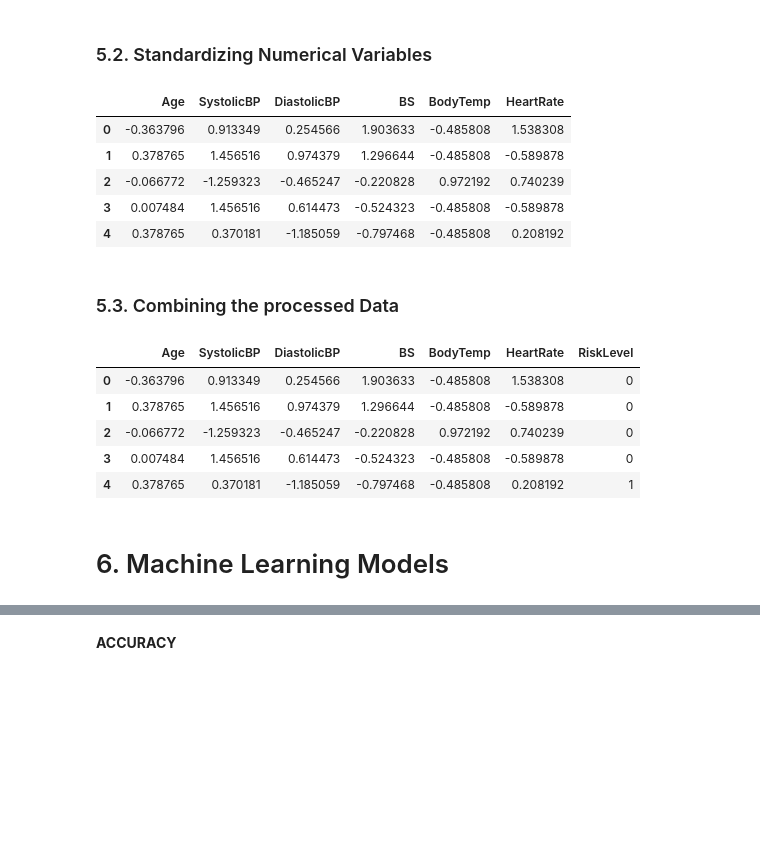
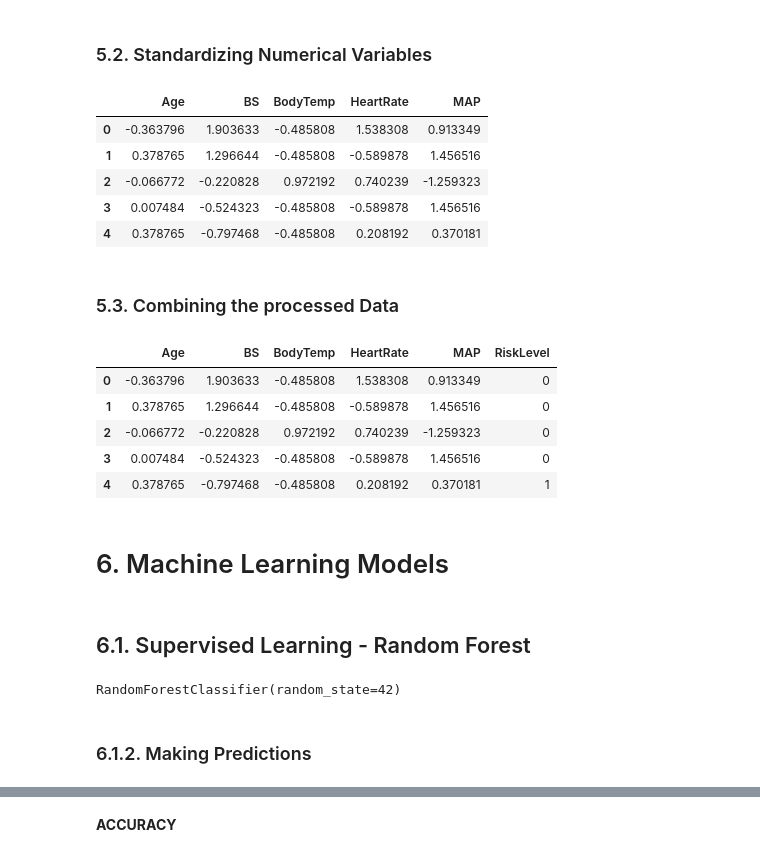
Before and after one commit to MotunrayoOye/learn-co-sandbox, a Jupyter notebook: Predicting_Pre_eclampsia.ipynb, the cells around one changed output, grey strips where cells are left out. Cells and saved outputs as stored; diff of their text form; code cells hidden in the pictures; blank space fills up the shorter version.

```diff
--- a/Predicting_Pre_eclampsia.ipynb
+++ b/Predicting_Pre_eclampsia.ipynb
@@ -301,32 +302,58 @@ Mid Risk: 2
 ### 5.2. Standardizing Numerical Variables
 # %%
 #calling the numerical columns to be scaled
-numerical_columns = ['Age', 'SystolicBP', 'DiastolicBP', 'BS', 'BodyTemp', 'HeartRate']
+numerical_columns = ['Age',  'BS', 'BodyTemp', 'HeartRate', 'MAP']
 
 scaler = StandardScaler()
 preeclampsia_data[numerical_columns] = scaler.fit_transform(preeclampsia_data[numerical_columns])
 
 #creating a data frame for the scaled data
 data_scaled = pd.DataFrame(preeclampsia_data, columns=numerical_columns)
 data_scaled.head()
 # %% [output]
-|  | Age | SystolicBP | DiastolicBP | BS | BodyTemp | HeartRate |
-| 0 | -0.363796 | 0.913349 | 0.254566 | 1.903633 | -0.485808 | 1.538308 |
-| 1 | 0.378765 | 1.456516 | 0.974379 | 1.296644 | -0.485808 | -0.589878 |
-| 2 | -0.066772 | -1.259323 | -0.465247 | -0.220828 | 0.972192 | 0.740239 |
-| 3 | 0.007484 | 1.456516 | 0.614473 | -0.524323 | -0.485808 | -0.589878 |
-| 4 | 0.378765 | 0.370181 | -1.185059 | -0.797468 | -0.485808 | 0.208192 |
+|  | Age | BS | BodyTemp | HeartRate | MAP |
+| 0 | -0.363796 | 1.903633 | -0.485808 | 1.538308 | 0.913349 |
+| 1 | 0.378765 | 1.296644 | -0.485808 | -0.589878 | 1.456516 |
+| 2 | -0.066772 | -0.220828 | 0.972192 | 0.740239 | -1.259323 |
+| 3 | 0.007484 | -0.524323 | -0.485808 | -0.589878 | 1.456516 |
+| 4 | 0.378765 | -0.797468 | -0.485808 | 0.208192 | 0.370181 |
 # %% [markdown]
 ### 5.3. Combining the processed Data
 # %%
 preeclampsia_final = pd.concat([data_scaled, preeclampsia_data[['RiskLevel']]], axis=1)
 preeclampsia_final.head()
 # %% [output]
-|  | Age | SystolicBP | DiastolicBP | BS | BodyTemp | HeartRate | RiskLevel |
-| 0 | -0.363796 | 0.913349 | 0.254566 | 1.903633 | -0.485808 | 1.538308 | 0 |
-| 1 | 0.378765 | 1.456516 | 0.974379 | 1.296644 | -0.485808 | -0.589878 | 0 |
-| 2 | -0.066772 | -1.259323 | -0.465247 | -0.220828 | 0.972192 | 0.740239 | 0 |
-| 3 | 0.007484 | 1.456516 | 0.614473 | -0.524323 | -0.485808 | -0.589878 | 0 |
-| 4 | 0.378765 | 0.370181 | -1.185059 | -0.797468 | -0.485808 | 0.208192 | 1 |
+|  | Age | BS | BodyTemp | HeartRate | MAP | RiskLevel |
+| 0 | -0.363796 | 1.903633 | -0.485808 | 1.538308 | 0.913349 | 0 |
+| 1 | 0.378765 | 1.296644 | -0.485808 | -0.589878 | 1.456516 | 0 |
+| 2 | -0.066772 | -0.220828 | 0.972192 | 0.740239 | -1.259323 | 0 |
+| 3 | 0.007484 | -0.524323 | -0.485808 | -0.589878 | 1.456516 | 0 |
+| 4 | 0.378765 | -0.797468 | -0.485808 | 0.208192 | 0.370181 | 1 |
 # %% [markdown]
 # 6. Machine Learning Models
+# %% [markdown]
+## 6.1. Supervised Learning - Random Forest
+# %%
+from sklearn.ensemble import RandomForestClassifier
+from sklearn.model_selection import train_test_split
+from sklearn.metrics import classification_report, confusion_matrix, accuracy_score
+
+
+#defining feature and target variable using processed data
+X = data_scaled
+y = preeclampsia_final['RiskLevel']
+
+#spliting the data - 80% training and 20% testing
+
+X_train, X_test, y_train, y_test = train_test_split(X, y, test_size=0.2, random_state=42, stratify=y)
+
+#creating model
+rf = RandomForestClassifier(n_estimators=100, random_state=42)
+
+#training the model
+
+rf.fit(X_train, y_train)
+# %% [output]
+RandomForestClassifier(random_state=42)
+# %% [markdown]
+### 6.1.2. Making Predictions
```
Also changed, not shown: parts of 29 cells of this notebook.
